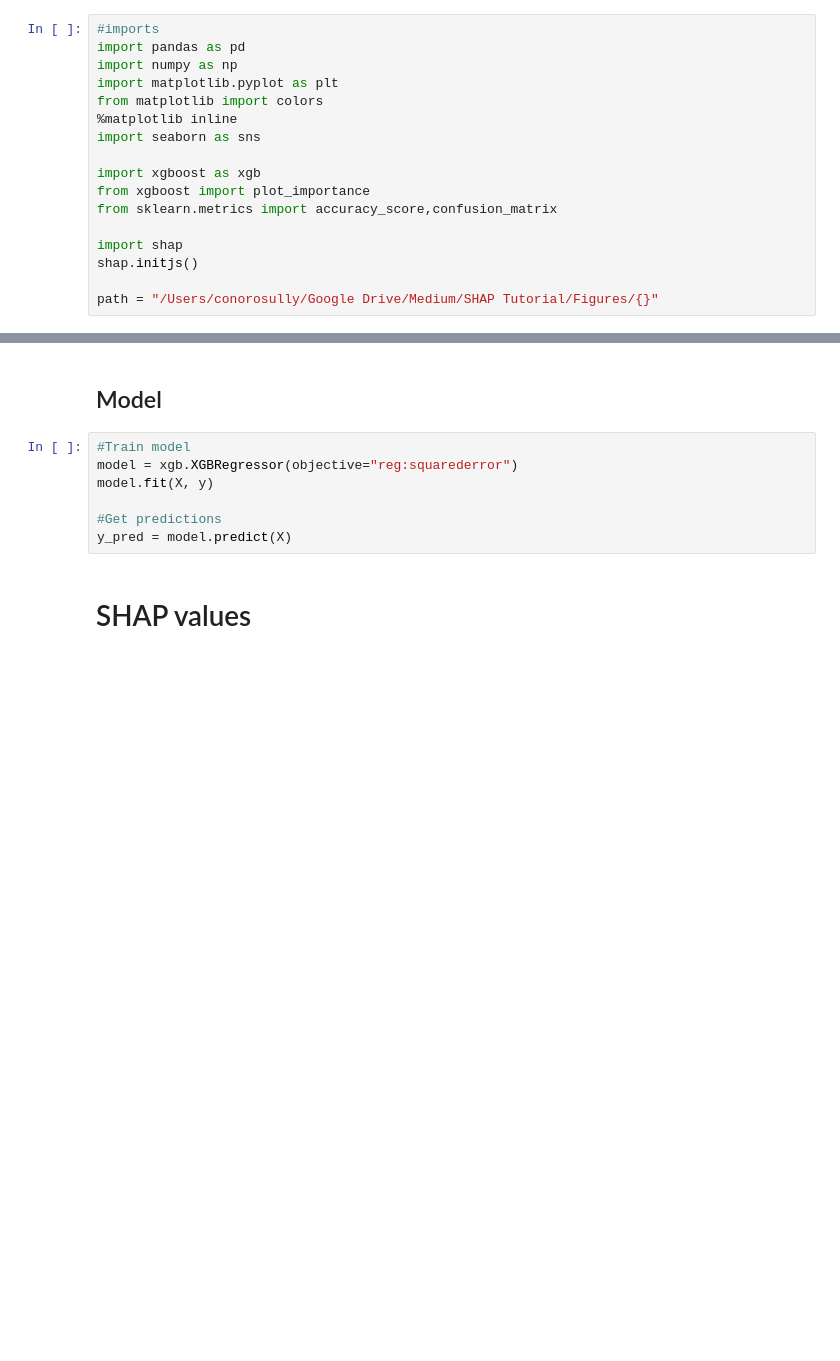
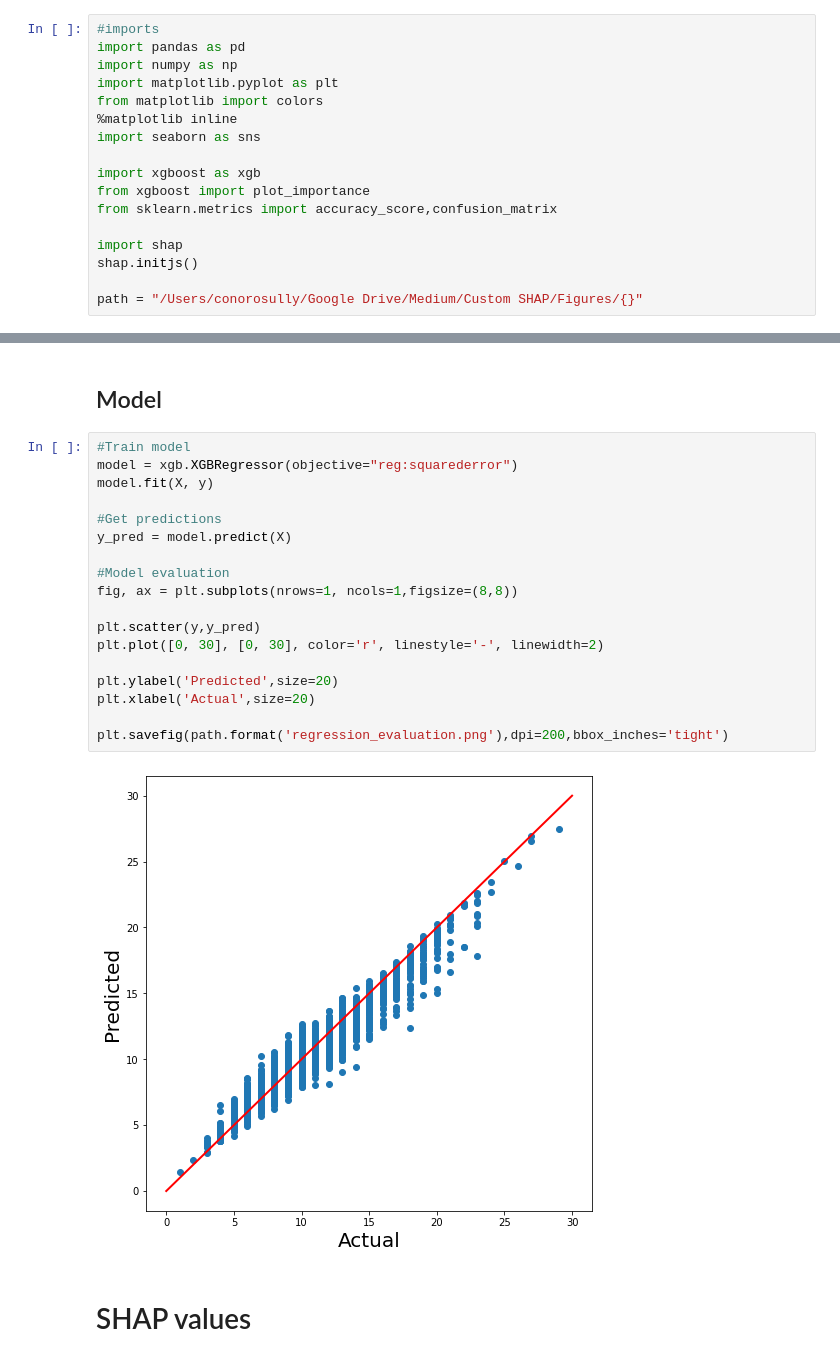
Before and after one commit to conorosully/medium-articles, a Jupyter notebook: src/shap_custom.ipynb, the cells around one changed output, grey strips where cells are left out. Drawn from its saved outputs; the diff is of its cells as text; blank space fills up the shorter version.

Commit message:
Finished tutorial

```diff
--- a/src/shap_custom.ipynb
+++ b/src/shap_custom.ipynb
@@ -20,7 +22,7 @@ from sklearn.metrics import accuracy_score,confusion_matrix
 import shap
 shap.initjs()
 
-path = "/Users/conorosully/Google Drive/Medium/SHAP Tutorial/Figures/{}"
+path = "/Users/conorosully/Google Drive/Medium/Custom SHAP/Figures/{}"
 # %% [output]
 [interactive output not drawn]
 # %% [markdown]
@@ -53,13 +55,26 @@ data.head()
 | 4 | I | 0.330 | 0.255 | 0.080 | 0.2050 | 0.0895 | 0.0395 | 0.055 | ... |
 # %% [markdown]
 ## Model
-# %%
-#Train model
-model = xgb.XGBRegressor(objective="reg:squarederror")
-model.fit(X, y)
-
-#Get predictions
-y_pred = model.predict(X)
+# %%
+#Train model
+model = xgb.XGBRegressor(objective="reg:squarederror")
+model.fit(X, y)
+
+#Get predictions
+y_pred = model.predict(X)
+
+#Model evaluation
+fig, ax = plt.subplots(nrows=1, ncols=1,figsize=(8,8))
+
+plt.scatter(y,y_pred)
+plt.plot([0, 30], [0, 30], color='r', linestyle='-', linewidth=2)
+
+plt.ylabel('Predicted',size=20)
+plt.xlabel('Actual',size=20)
+
+plt.savefig(path.format('regression_evaluation.png'),dpi=200,bbox_inches='tight')
+# %% [output]
+[figure, added]
 # %% [markdown]
 # SHAP values
 # %%
```
Also changed, not shown: parts of 21 cells of this notebook.
